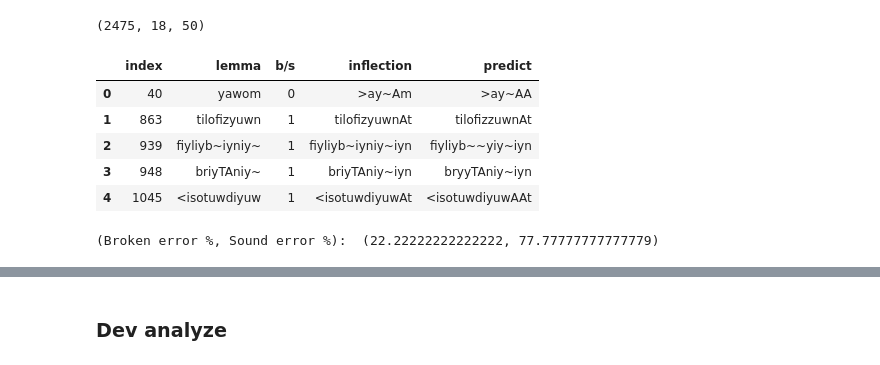
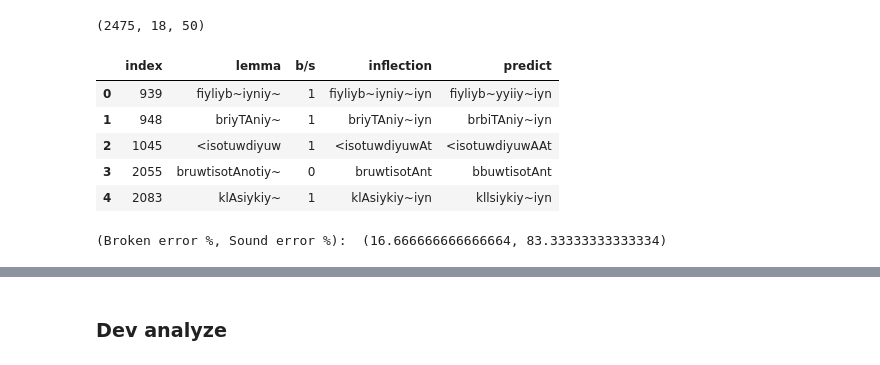
Before and after one commit to amirezzati/broken-plural, a Jupyter notebook: Arabic_broken_plurals.ipynb, the cells around one changed output, grey strips where cells are left out. Saved outputs shown, nothing was run; the diff lists cells and outputs as text; code cells hidden in the pictures.

```diff
--- a/Arabic_broken_plurals.ipynb
+++ b/Arabic_broken_plurals.ipynb
@@ -794,19 +868,17 @@ lemma - root - inflection
+# %%
+model1_path = '/content/drive/MyDrive/AI Projects/Arabic Broken Plural/Results/Machine Translation Models/Model 1'
 # %%
 input_lemma = Input(shape=(lemma_length, encode_size), name='Lemma')
-input_root = Input(shape=(root_length, encode_size), name='Root')
 input_genRat = Input(shape=(genRat_length, ), name='Gender-Rational')
 
 
 lstm1 = Bidirectional(LSTM(256, name='Lstm1'), name='Encoder')(input_lemma)
-# lstm2 = Bidirectional(LSTM(64))(input_root)
 
-# c = Concatenate(axis=1)([lstm1, lstm2])
+c = Concatenate(axis=1, name='Concatenate')([lstm1, input_genRat])
 
-d = Dense(254, activation='relu', name='Dense1')(lstm1)
+d = Dense(256, activation='relu', name='Dense1')(c)
 
-c = Concatenate(axis=1, name='Concatenate')([d, input_genRat])
-
-r = RepeatVector(inflection_length, name='RepeatVector')(c)
+r = RepeatVector(inflection_length, name='RepeatVector')(d)
 
 lstm2 = Bidirectional(LSTM(256, return_sequences=True, name='Lstm2'), name='Decoder')(r)
 
@@ -814,7 +886,7 @@ output = TimeDistributed(Dense(encode_size, activation='softmax', name='Dense2')
 
 model1 = Model(inputs=[input_lemma, input_genRat], outputs=output)
 
-checkpoint_filepath = path + '/model 1/weights.hdf5'
+checkpoint_filepath = model1_path + '/weights.hdf5'
 checkpoint = ModelCheckpoint(filepath=checkpoint_filepath, monitor='val_accuracy', mode='max', save_best_only=True, verbose=0)
 
 model1.compile(loss="binary_crossentropy", optimizer=Adam(0.001), metrics=['accuracy'])
@@ -882,19 +936,19 @@ y_train_inflection_OH.shape
 # %% [output]
 (2475, 18, 50)
 # %%
-train_errorAnalysis = reportErrorAnalysis(trainData[0], trainData[5], train_pred_OH, y_train_inflection_OH, path + "/model 1/train_errorAnalysis.csv")
+train_errorAnalysis = reportErrorAnalysis(trainData[0], trainData[5], train_pred_OH, y_train_inflection_OH, model1_path + "/train_errorAnalysis.csv")
 train_errorAnalysis.head()
 # %% [output]
 |  | index | lemma | b/s | inflection | predict |
-| 0 | 40 | yawom | 0 | >ay~Am | >ay~AA |
-| 1 | 863 | tilofizyuwn | 1 | tilofizyuwnAt | tilofizzuwnAt |
-| 2 | 939 | fiyliyb~iyniy~ | 1 | fiyliyb~iyniy~iyn | fiyliyb~~yiy~iyn |
-| 3 | 948 | briyTAniy~ | 1 | briyTAniy~iyn | bryyTAniy~iyn |
-| 4 | 1045 | <isotuwdiyuw | 1 | <isotuwdiyuwAt | <isotuwdiyuwAAt |
+| 0 | 939 | fiyliyb~iyniy~ | 1 | fiyliyb~iyniy~iyn | fiyliyb~yyiiy~iyn |
+| 1 | 948 | briyTAniy~ | 1 | briyTAniy~iyn | brbiTAniy~iyn |
+| 2 | 1045 | <isotuwdiyuw | 1 | <isotuwdiyuwAt | <isotuwdiyuwAAt |
+| 3 | 2055 | bruwtisotAnotiy~ | 0 | bruwtisotAnt | bbuwtisotAnt |
+| 4 | 2083 | klAsiykiy~ | 1 | klAsiykiy~iyn | kllsiykiy~iyn |
 # %%
 print('(Broken error %, Sound error %): ', reportPercentageOfBrokenSoundErrors(train_errorAnalysis))
 # %% [output]
-(Broken error %, Sound error %):  (22.22222222222222, 77.77777777777779)
+(Broken error %, Sound error %):  (16.666666666666664, 83.33333333333334)
 # %%
 checkAccuracy_anyAcceptableInflectionInDataset(trainData[0],train_pred_OH,dic_lemmaInflection)
 # %% [output]
```
Also changed, not shown: parts of 129 cells of this notebook.
